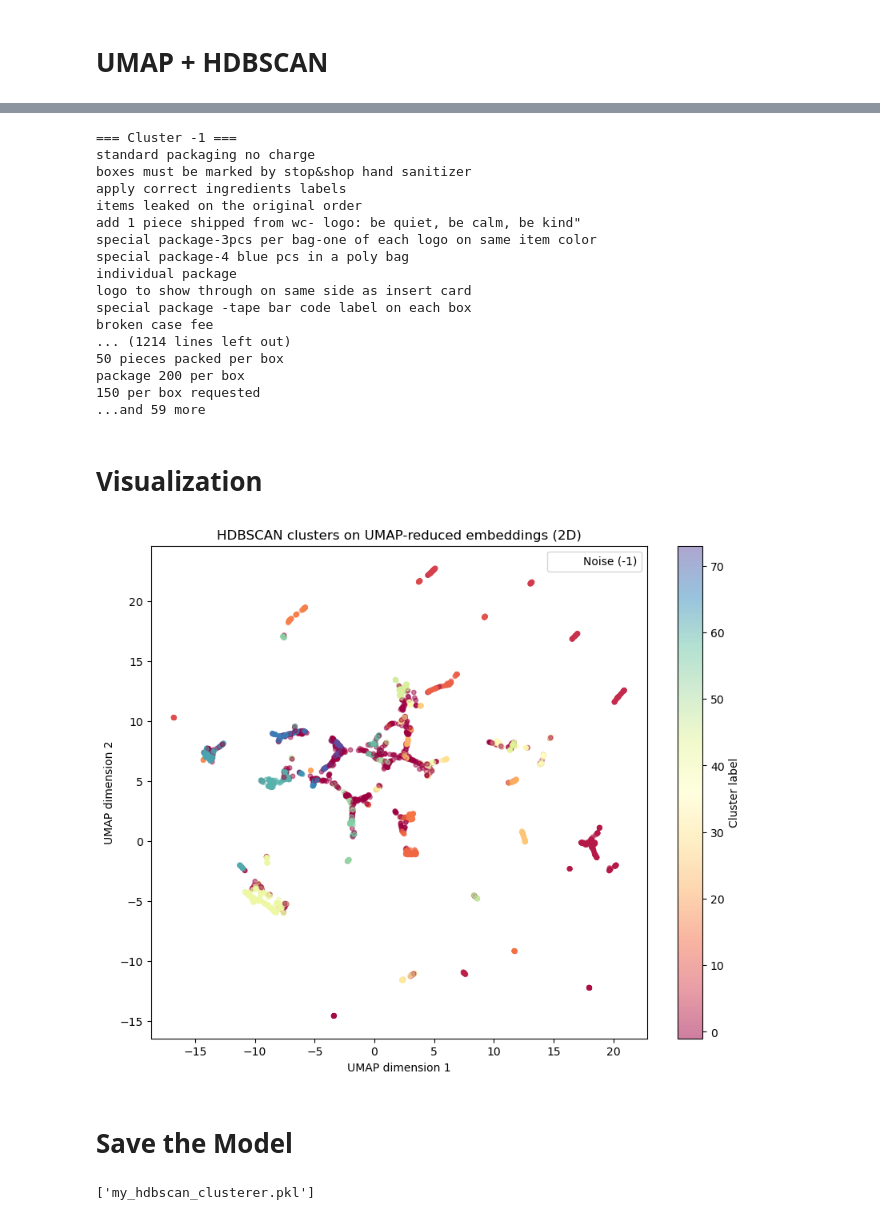
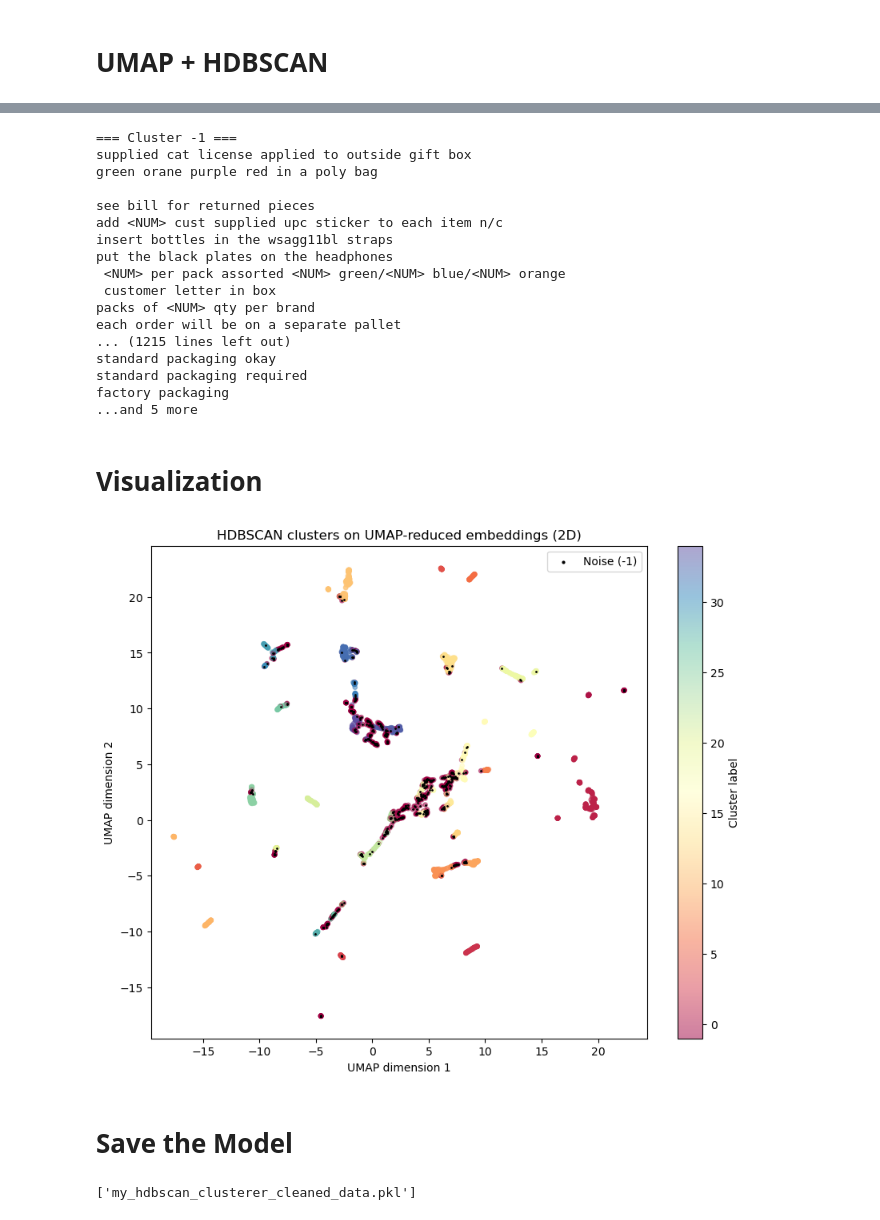
Before and after one commit to jung1230/Ariel_Premium_Packaging_Classification, a Jupyter notebook: train.ipynb, the cells around one changed output, grey strips where cells are left out. Drawn from its saved outputs; the diff is of its cells as text; code cells hidden in the pictures.

Commit message:
data cleaned. try diff hyperparam

```diff
--- a/train.ipynb
+++ b/train.ipynb
@@ -42,22 +42,20 @@ print(df.shape)
 def clean_data(text):
     # apply number masking to reduce sensitivity to specific quantity values
     text = re.sub(r'\b\d+(\.\d+)?\b', '<NUM>', text)#\b means word boundary. \d+ means Match 1 or more digits
-
     # remove non-informative puncutuation
     text = re.sub(r'[-:*"\'.,]', '', text)
-
     # remove non-informative words
     text = re.sub(r'\b(please|kindly)\b', '', text)
     # remove repeated spaces
     text = re.sub(r'\s+', ' ', text) # \s+ = one or more whitespace character
-
-
+    # remove "special package"
+    text = re.sub(r'\b(special package|special packaging)\b', '', text)
 
     return text
 
 
 
-df['item_description'] = df['item_description'].apply(replace_numbers)
+df['item_description'] = df['item_description'].apply(clean_data)
 
 
 
@@ -114,8 +114,13 @@ embeddings = model.encode(item_list, show_progress_bar=True)
 # reduce the dimensionality of the embeddings.
 # n_neighbors is the number of neighbors to consider when constructing the UMAP graph. For noisy data, larger n_neighbors may produce more stable embeddings.
 # n_components is the number of dimensions to reduce to(output dimension). Use 2 for visulization purposes, try 5 later!
-reducer = umap.UMAP(n_neighbors=200, n_components=200, metric='cosine', random_state=32)
+reducer = umap.UMAP(n_neighbors=200, n_components=250, metric='cosine', random_state=32)
 embeddings = reducer.fit_transform(embeddings)
+
+# reducer = umap.UMAP(n_neighbors=200, n_components=200, metric='cosine'
+# 32 686, 33 674, 34 677
+# reducer = umap.UMAP(n_neighbors=200, n_components=250, metric='cosine'
+# 32 xxx, 33 628, 34 674
 # %%
 # clustering the reduced embeddings
 clusterer = hdbscan.HDBSCAN(min_cluster_size=5, metric='euclidean', prediction_data=True) # for min_cluster_size, Smaller → more (and smaller) clusters, Larger → fewer, more robust clusters
@@ -153,22 +158,22 @@ for label in sorted(cluster_dict.keys()):
         print(f"...and {len(cluster) - 15} more\n")
 # %% [output]
 === Cluster -1 ===
-standard packaging no charge
-boxes must be marked by stop&shop hand sanitizer
-apply correct ingredients labels
-items leaked on the original order
-add 1 piece shipped from wc- logo: be quiet, be calm, be kind"
-special package-3pcs per bag-one of each logo on same item color
-special package-4 blue pcs in a poly bag
-individual package
-logo to show through on same side as insert card
-special package -tape bar code label on each box
-broken case fee
-... (1214 lines left out)
-50 pieces packed per box
-package 200 per box
-150 per box requested
-...and 59 more
+supplied cat license applied to outside gift box
+green orane purple red in a poly bag
+
+see bill for returned pieces
+add <NUM> cust supplied upc sticker to each item n/c
+insert bottles in the wsagg11bl straps
+put the black plates on the headphones
+ <NUM> per pack assorted <NUM> green/<NUM> blue/<NUM> orange
+ customer letter in box
+packs of <NUM> qty per brand
+each order will be on a separate pallet
+... (1215 lines left out)
+standard packaging okay
+standard packaging required
+factory packaging
+...and 5 more
 # %% [markdown]
 # Visualization
 # %%
@@ -185,42 +190,42 @@ reducer_2d = umap.UMAP(
 embeds_2d = reducer_2d.fit_transform(embeddings)  # embeddings from your SentenceTransformer step
 
 # 2. Scatter‑plot clusters
 plt.figure(figsize=(10, 8))
 scatter = plt.scatter(
     embeds_2d[:, 0],
     embeds_2d[:, 1],
     c=labels,                  # labels from HDBSCAN
     cmap='Spectral',           # nice categorical palette
     s=15,                       # point size
     alpha=0.5
 )
 plt.colorbar(scatter, label='Cluster label')
 plt.title('HDBSCAN clusters on UMAP-reduced embeddings (2D)')
 plt.xlabel('UMAP dimension 1')
 plt.ylabel('UMAP dimension 2')
 
 # 3. Optional: highlight noise points
 noise_mask = labels == -1
 plt.scatter(
     embeds_2d[noise_mask, 0],
     embeds_2d[noise_mask, 1],
     # show noise points in transparent
-    alpha=0, # comment out to see them
+    # alpha=0, # comment out to see them
     c='black',
     s=1,
     label='Noise (-1)'
 )
 plt.legend(markerscale=2, frameon=True)
 plt.show()
 # %% [output]
-[figure, old version]
+[figure, new version]
 # %% [markdown]
 # Save the Model
 # %%
 import joblib
 
 # Save UMAP reducer and HDBSCAN clusterer
-joblib.dump(reducer, 'my_umap_reducer.pkl')
-joblib.dump(clusterer, 'my_hdbscan_clusterer.pkl')
+joblib.dump(reducer, 'my_umap_reducer_cleaned_data.pkl')
+joblib.dump(clusterer, 'my_hdbscan_clusterer_cleaned_data.pkl')
 # %% [output]
-['my_hdbscan_clusterer.pkl']
+['my_hdbscan_clusterer_cleaned_data.pkl']
```
Also changed, not shown: parts of 2 cells of this notebook, 3 other files.
